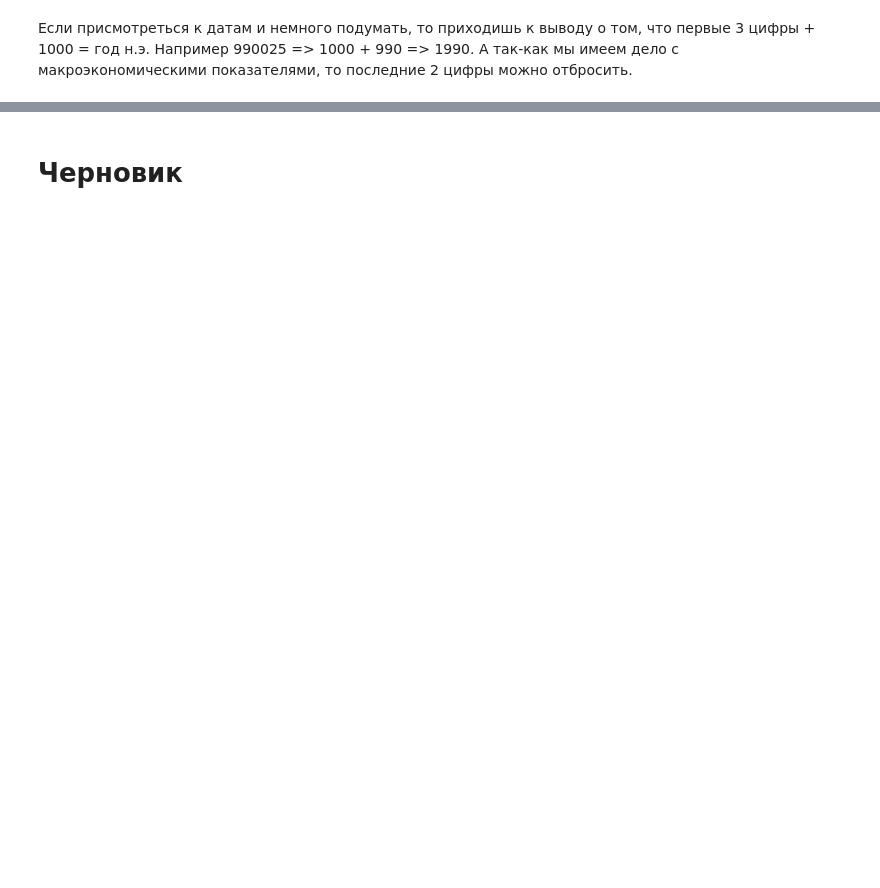
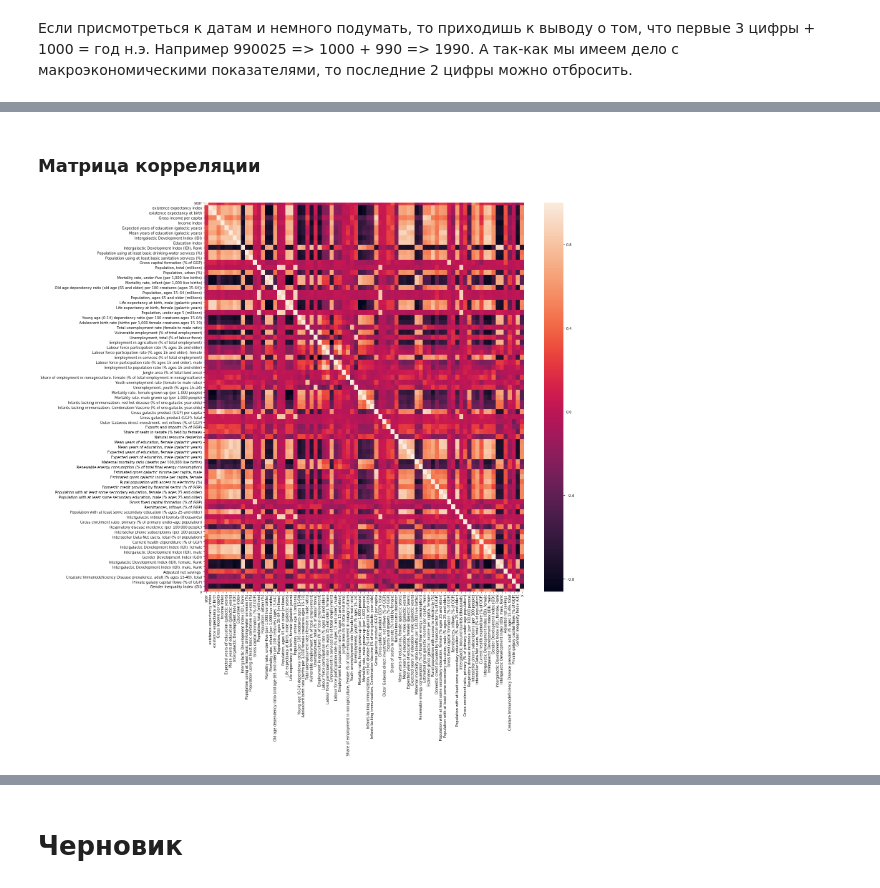
Before and after one commit to KirillRuSS/ProHack, a Jupyter notebook: DataExploration.ipynb, the cells around one changed output, grey strips where cells are left out. Saved outputs shown, nothing was run; the diff lists cells and outputs as text; code cells hidden in the pictures; blank space fills up the shorter version.

```diff
--- a/DataExploration.ipynb
+++ b/DataExploration.ipynb
@@ -51 +54,12 @@ df.head()
 5 rows × 80 columns
+# %% [markdown]
+### Матрица корреляции
+# %%
+plt.figure(figsize = (20, 20))
+
+corrMatrix = df.corr()
+sn.heatmap(corrMatrix)
+
+plt.show()
+# %% [output]
+[figure, added]
```
Also changed, not shown: parts of 16 cells of this notebook.
